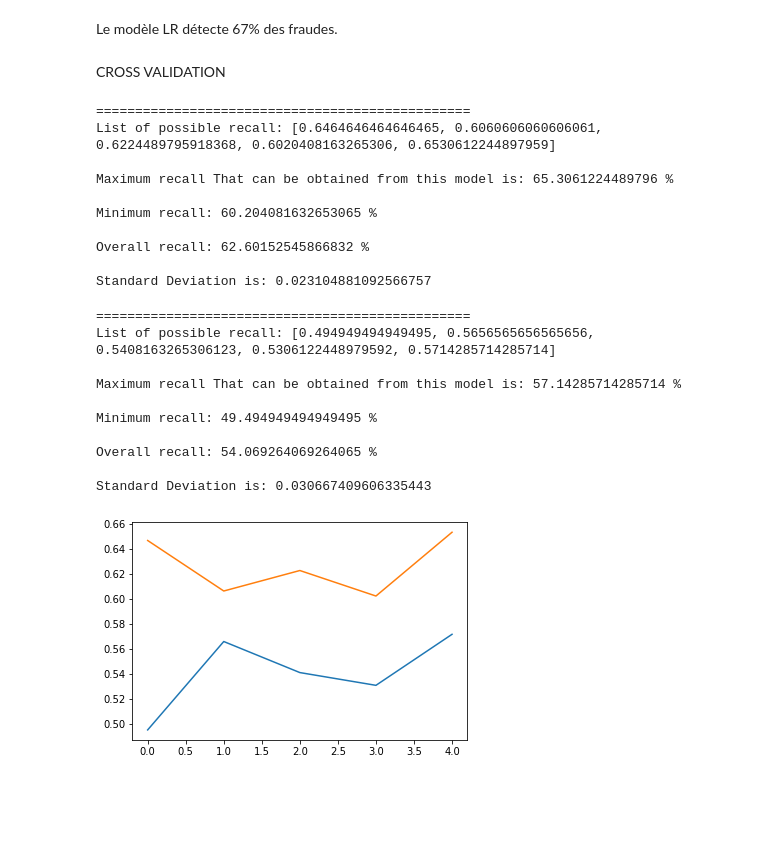
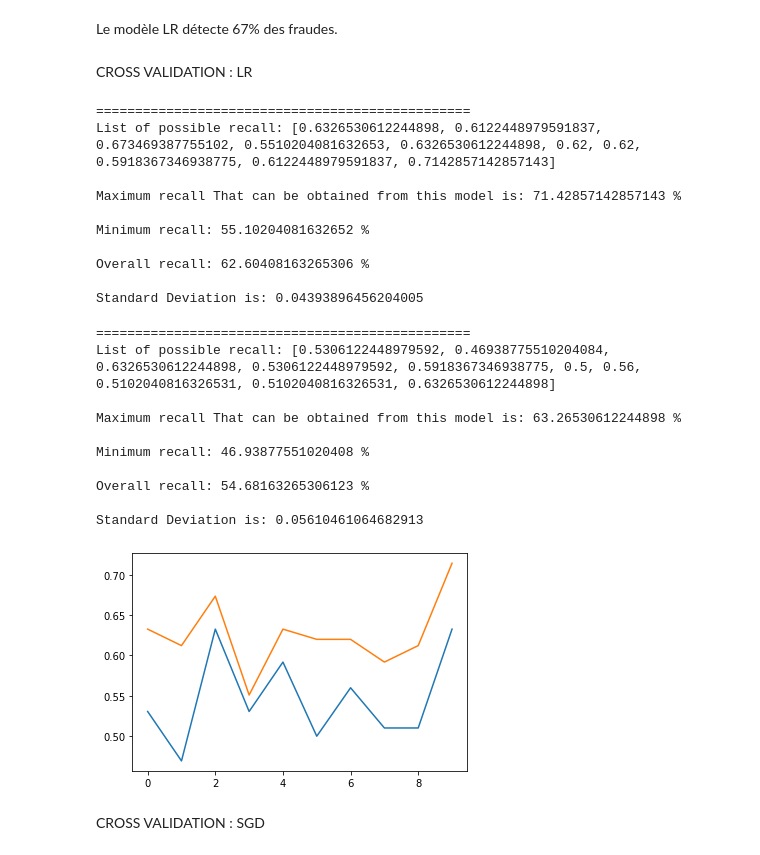
Before and after one commit to fereol023/fraud-detection, a Jupyter notebook: fraud_detection.ipynb, the cells around one changed output. Cells and saved outputs as stored; diff of their text form; code cells hidden in the pictures; blank space fills up the shorter version.

```diff
--- a/fraud_detection.ipynb
+++ b/fraud_detection.ipynb
@@ -202,7 +213,7 @@ Specificity score/fraudes non détectées :  99.94  %.
 # %% [markdown]
 Le modèle LR détecte 67% des fraudes.
 # %% [markdown]
-CROSS VALIDATION
+CROSS VALIDATION : LR
 # %%
 from sklearn.model_selection import StratifiedKFold, cross_val_score
 from statistics import mean, stdev
@@ -220,7 +231,7 @@ X1 = scaler.fit_transform(X1)
 lr = LogisticRegression()
 
 # Create StratifiedKFold object.
-skf = StratifiedKFold(n_splits=5, shuffle=True, random_state=1)
+skf = StratifiedKFold(n_splits=10, shuffle=True, random_state=1)
 lst_recall_stratified_std = []
 
 for train_index, test_index in skf.split(X1, y):
@@ -241,15 +252,15 @@ print('\nOverall recall:', mean(lst_recall_stratified_std)*100, '%')
 print('\nStandard Deviation is:', stdev(lst_recall_stratified_std))
 # %% [output]
 ================================================
-List of possible recall: [0.6464646464646465, 0.6060606060606061, 0.6224489795918368, 0.6020408163265306, 0.6530612244897959]
+List of possible recall: [0.6326530612244898, 0.6122448979591837, 0.673469387755102, 0.5510204081632653, 0.6326530612244898, 0.62, 0.62, 0.5918367346938775, 0.6122448979591837, 0.7142857142857143]
 
-Maximum recall That can be obtained from this model is: 65.3061224489796 %
+Maximum recall That can be obtained from this model is: 71.42857142857143 %
 
-Minimum recall: 60.204081632653065 %
+Minimum recall: 55.10204081632652 %
 
-Overall recall: 62.60152545866832 %
+Overall recall: 62.60408163265306 %
 
-Standard Deviation is: 0.023104881092566757
+Standard Deviation is: 0.04393896456204005
 # %%
 X1 = X.copy()
 #X1 = X1.drop(['time'], axis=1)
@@ -263,7 +274,7 @@ X1 = scaler.fit_transform(X1)
 lr = LogisticRegression()
 
 # Create StratifiedKFold object.
-skf = StratifiedKFold(n_splits=5, shuffle=True, random_state=1)
+skf = StratifiedKFold(n_splits=10, shuffle=True, random_state=1)
 lst_recall_stratified_mms = []
 
 for train_index, test_index in skf.split(X1, y):
@@ -284,18 +295,21 @@ print('\nOverall recall:', mean(lst_recall_stratified_mms)*100, '%')
 print('\nStandard Deviation is:', stdev(lst_recall_stratified_mms))
 # %% [output]
 ================================================
-List of possible recall: [0.494949494949495, 0.5656565656565656, 0.5408163265306123, 0.5306122448979592, 0.5714285714285714]
+List of possible recall: [0.5306122448979592, 0.46938775510204084, 0.6326530612244898, 0.5306122448979592, 0.5918367346938775, 0.5, 0.56, 0.5102040816326531, 0.5102040816326531, 0.6326530612244898]
 
-Maximum recall That can be obtained from this model is: 57.14285714285714 %
+Maximum recall That can be obtained from this model is: 63.26530612244898 %
 
-Minimum recall: 49.494949494949495 %
+Minimum recall: 46.93877551020408 %
 
-Overall recall: 54.069264069264065 %
+Overall recall: 54.68163265306123 %
 
-Standard Deviation is: 0.030667409606335443
+Standard Deviation is: 0.05610461064682913
 # %%
 plt.plot(lst_recall_stratified_mms)
 plt.plot(lst_recall_stratified_std)
+plt.legend(['X standardized', 'X normalized'])
 plt.show()
 # %% [output]
-[figure, old version]
+[figure, new version]
+# %% [markdown]
+CROSS VALIDATION : SGD
```
Also changed, not shown: parts of 7 cells of this notebook.
